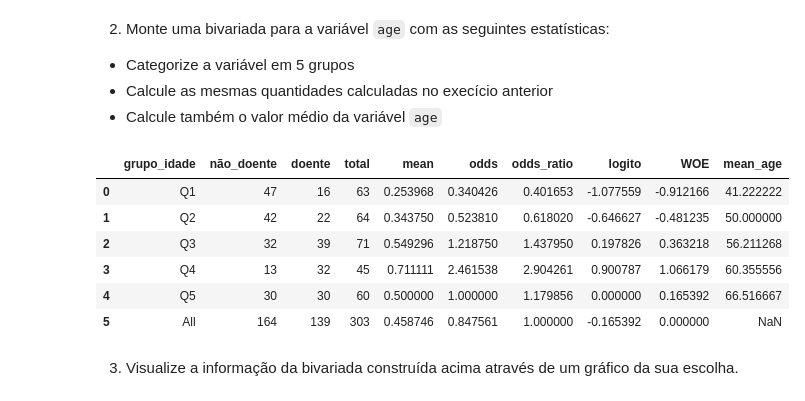
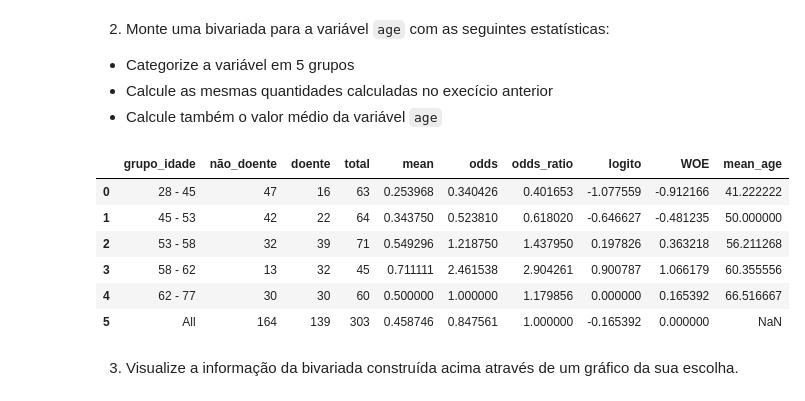
Before and after one commit to nobrevitor/EBAC, a Jupyter notebook: Desenvolvimento de Modelos com Pandas e Python/3 - Regressão Logística I/Assignment 01.ipynb, the cells around one changed output. Cells and saved outputs as stored; diff of their text form; code cells hidden in the pictures.

````diff
--- a/Desenvolvimento de Modelos com Pandas e Python/3 - Regressão Logística I/Assignment 01.ipynb
+++ b/Desenvolvimento de Modelos com Pandas e Python/3 - Regressão Logística I/Assignment 01.ipynb
@@ -113,42 +113,42 @@ tab
 - Calcule as mesmas quantidades calculadas no execício anterior
 - Calcule também o valor médio da variável ```age```
 # %%
-df['grupo_idade'] = pd.qcut(df['age'], 5, labels=['Q1', 'Q2', 'Q3', 'Q4', 'Q5'])
+df['grupo_idade'] = pd.qcut(df['age'], 5, labels=['28 - 45', '45 - 53', '53 - 58', '58 - 62', '62 - 77'])
 
 tab = pd.crosstab(df['grupo_idade'], df['flag_doente'], margins=True)
 
 # Renomeando as colunas para melhor visualização
 tab.columns = ['não_doente', 'doente', 'total']
 
 # Calculando a proporção de doentes em cada grupo de idade (mean)
 tab['mean'] = tab['doente'] / (tab['não_doente'] + tab['doente'])
 
 # Calculando a razão de chances (odds) para cada grupo
 tab['odds'] = tab['doente'] / tab['não_doente']
 
 # Calculando o odds_ratio em relação ao total (linha 'All')
 tab['odds_ratio'] = tab['odds'] / tab.loc['All', 'odds']
 
 # Calculando o 'logito'
 tab['logito'] = np.log(tab['odds'].replace(0, np.nan))
 
 # Calculando 'WOE' (Weight of Evidence)
 tab['WOE'] = np.log(tab['odds_ratio'].replace(0, np.nan))
 
 # Calculando a média de 'age' para cada grupo
 mean_age = df.groupby('grupo_idade', observed= False)['age'].mean().reset_index()
 mean_age.columns = ['grupo_idade', 'mean_age']
 
 # Adicionando a média de idade (age) à tabela
 tab = tab.merge(mean_age, on='grupo_idade', how='left')
 tab
 # %% [output]
 |  | grupo_idade | não_doente | doente | total | mean | odds | odds_ratio | logito | WOE | mean_age |
-| 0 | Q1 | 47 | 16 | 63 | 0.253968 | 0.340426 | 0.401653 | -1.077559 | -0.912166 | 41.222222 |
-| 1 | Q2 | 42 | 22 | 64 | 0.343750 | 0.523810 | 0.618020 | -0.646627 | -0.481235 | 50.000000 |
-| 2 | Q3 | 32 | 39 | 71 | 0.549296 | 1.218750 | 1.437950 | 0.197826 | 0.363218 | 56.211268 |
-| 3 | Q4 | 13 | 32 | 45 | 0.711111 | 2.461538 | 2.904261 | 0.900787 | 1.066179 | 60.355556 |
-| 4 | Q5 | 30 | 30 | 60 | 0.500000 | 1.000000 | 1.179856 | 0.000000 | 0.165392 | 66.516667 |
+| 0 | 28 - 45 | 47 | 16 | 63 | 0.253968 | 0.340426 | 0.401653 | -1.077559 | -0.912166 | 41.222222 |
+| 1 | 45 - 53 | 42 | 22 | 64 | 0.343750 | 0.523810 | 0.618020 | -0.646627 | -0.481235 | 50.000000 |
+| 2 | 53 - 58 | 32 | 39 | 71 | 0.549296 | 1.218750 | 1.437950 | 0.197826 | 0.363218 | 56.211268 |
+| 3 | 58 - 62 | 13 | 32 | 45 | 0.711111 | 2.461538 | 2.904261 | 0.900787 | 1.066179 | 60.355556 |
+| 4 | 62 - 77 | 30 | 30 | 60 | 0.500000 | 1.000000 | 1.179856 | 0.000000 | 0.165392 | 66.516667 |
 | 5 | All | 164 | 139 | 303 | 0.458746 | 0.847561 | 1.000000 | -0.165392 | 0.000000 | NaN |
 # %% [markdown]
 3. Visualize a informação da bivariada construída acima através de um gráfico da sua escolha.
````
Also changed, not shown: parts of 2 cells of this notebook.
